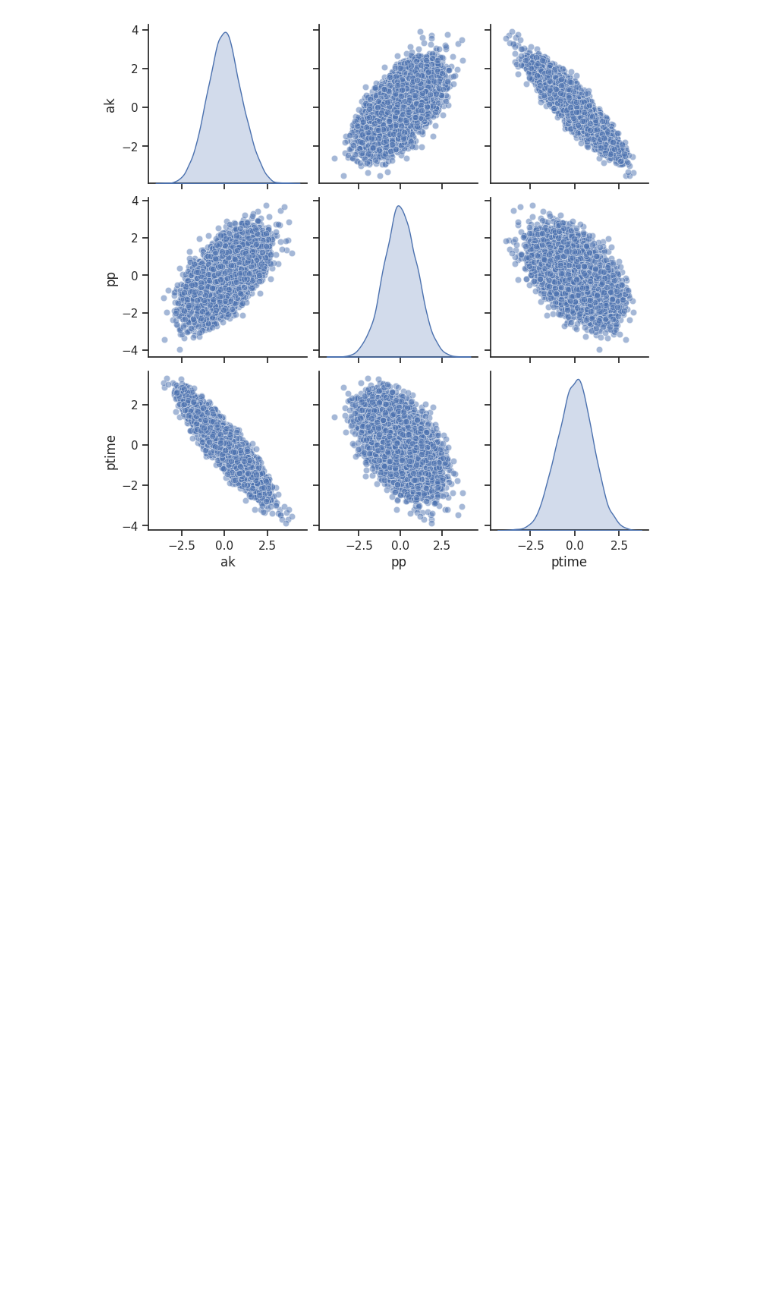
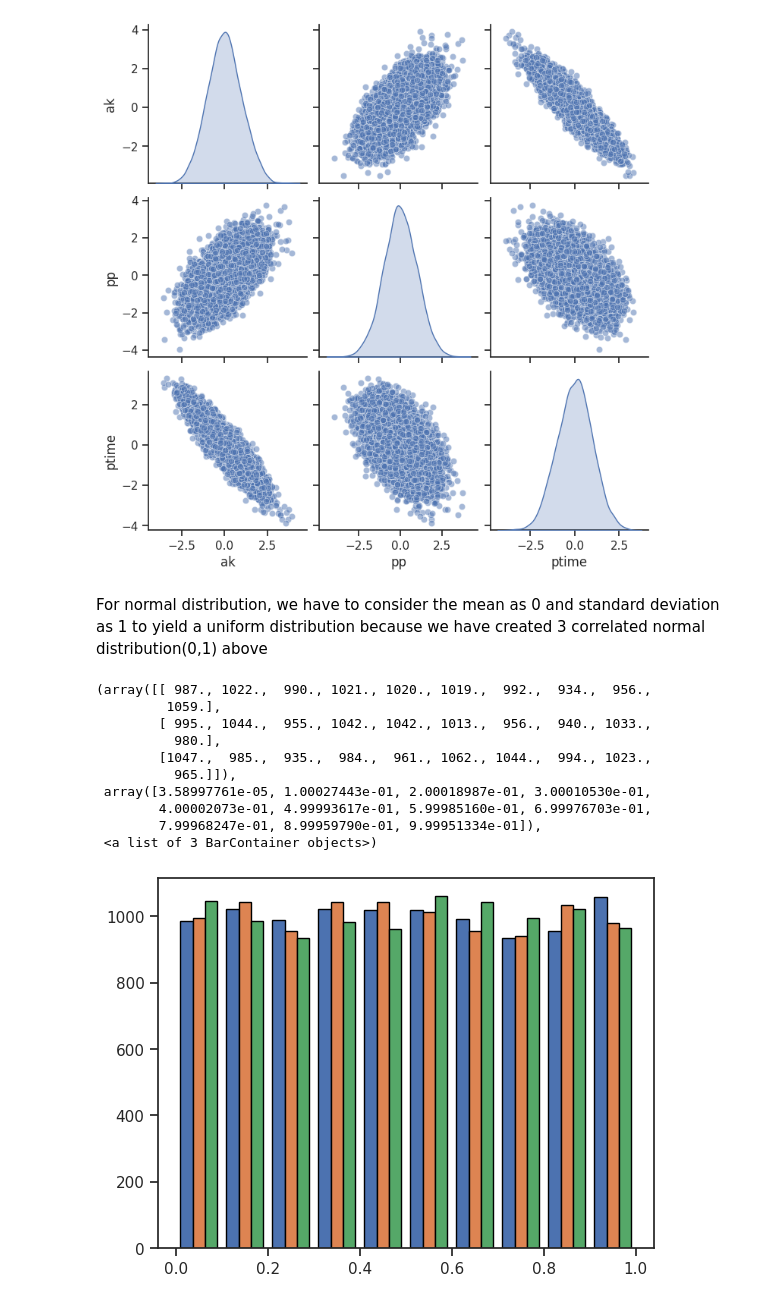
Before and after one commit to bananighosh/Fall-2023-NYU-AI, a Jupyter notebook: CS_GY661_AI_Probability_Assignment.ipynb, the cells around one changed output. Drawn from its saved outputs; the diff is of its cells as text; code cells hidden in the pictures; blank space fills up the shorter version.

```diff
--- a/CS_GY661_AI_Probability_Assignment.ipynb
+++ b/CS_GY661_AI_Probability_Assignment.ipynb
@@ -62,3 +72,21 @@ sns.pairplot(df, diag_kind='kde', markers="o", plot_kws={'alpha': 0.5})
 plot.show()
 # %% [output]
 [figure]
+# %% [markdown]
+For normal distribution, we have to consider the mean as 0 and standard deviation as 1 to yield a uniform distribution because we have created 3 correlated normal distribution(0,1) above
+# %%
+U = sc_stats.norm.cdf(APT, loc=0, scale=1)
+# %%
+plot.hist(U, bins=10, edgecolor='black')
+# %% [output]
+(array([[ 987., 1022.,  990., 1021., 1020., 1019.,  992.,  934.,  956.,
+         1059.],
+        [ 995., 1044.,  955., 1042., 1042., 1013.,  956.,  940., 1033.,
+          980.],
+        [1047.,  985.,  935.,  984.,  961., 1062., 1044.,  994., 1023.,
+          965.]]),
+ array([3.58997761e-05, 1.00027443e-01, 2.00018987e-01, 3.00010530e-01,
+        4.00002073e-01, 4.99993617e-01, 5.99985160e-01, 6.99976703e-01,
+        7.99968247e-01, 8.99959790e-01, 9.99951334e-01]),
+ <a list of 3 BarContainer objects>)
+[figure, added]
```
Also changed, not shown: parts of 3 cells of this notebook.
